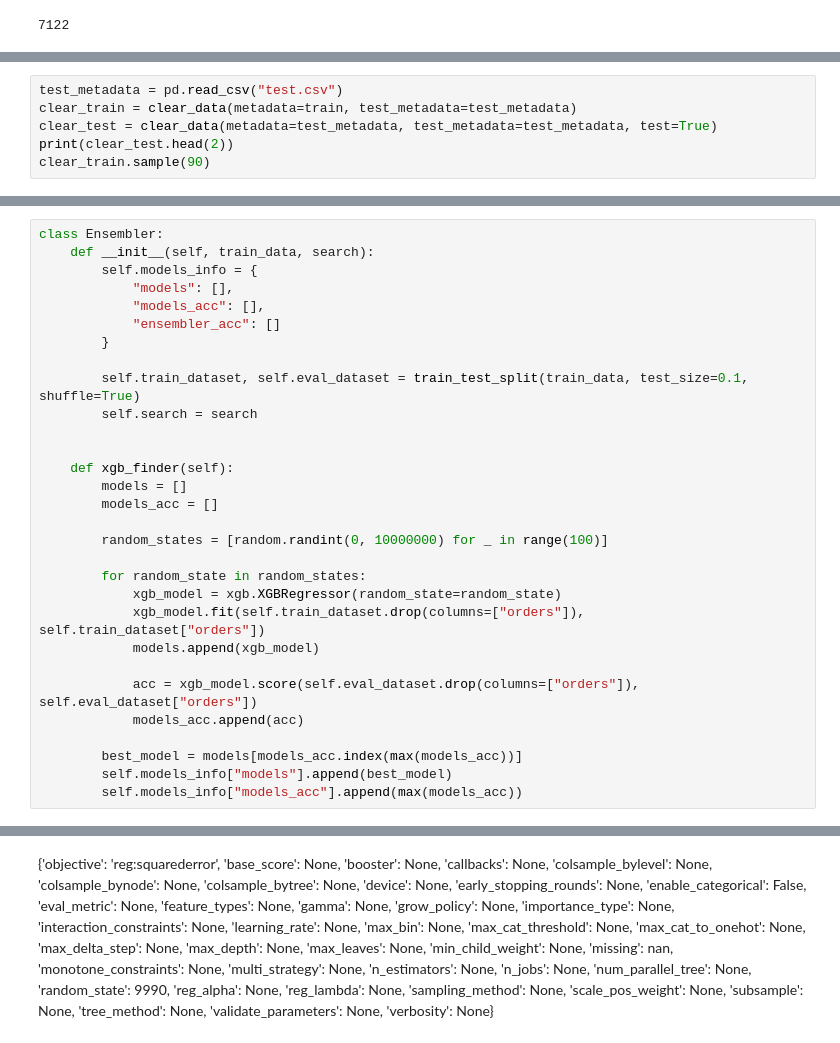
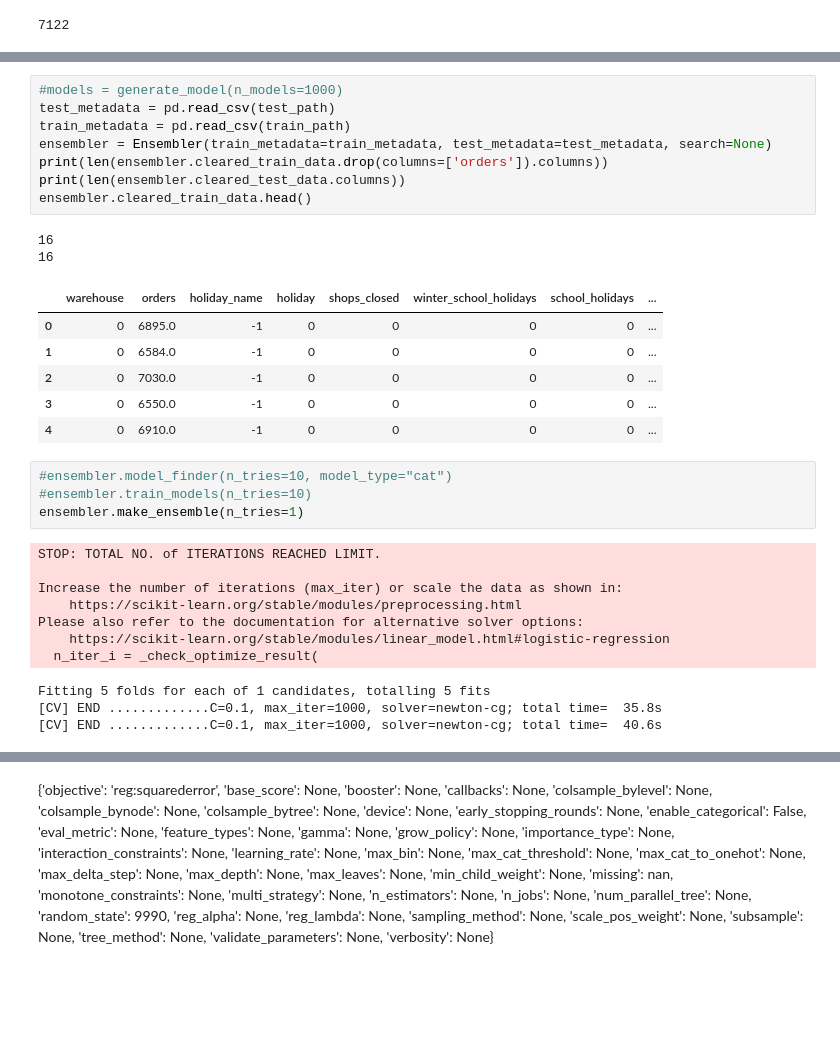
Before and after one commit to StarlitVienna/Attempt-at-Rohlik-Orders-, a Jupyter notebook: main.ipynb, the cells around one changed output, grey strips where cells are left out. Saved outputs shown, nothing was run; the diff lists cells and outputs as text; blank space fills up the shorter version.

Commit message:
model ensembly

```diff
--- a/main.ipynb
+++ b/main.ipynb
@@ -104,6 +108,0 @@ def clear_data(metadata, test_metadata, test: bool = False):
-# %%
-test_metadata = pd.read_csv("test.csv")
-clear_train = clear_data(metadata=train, test_metadata=test_metadata)
-clear_test = clear_data(metadata=test_metadata, test_metadata=test_metadata, test=True)
-print(clear_test.head(2))
-clear_train.sample(90)
@@ -156,30 +108,0 @@ eval_inputs.shape
-# %%
-class Ensembler:
-    def __init__(self, train_data, search):
-        self.models_info = {
-            "models": [],
-            "models_acc": [],
-            "ensembler_acc": []
-        }
-
-        self.train_dataset, self.eval_dataset = train_test_split(train_data, test_size=0.1, shuffle=True)
-        self.search = search
-
-
-    def xgb_finder(self):
-        models = []
-        models_acc = []
-
-        random_states = [random.randint(0, 10000000) for _ in range(100)]
-
-        for random_state in random_states:
-            xgb_model = xgb.XGBRegressor(random_state=random_state)
-            xgb_model.fit(self.train_dataset.drop(columns=["orders"]), self.train_dataset["orders"])
-            models.append(xgb_model)
-
-            acc = xgb_model.score(self.eval_dataset.drop(columns=["orders"]), self.eval_dataset["orders"])
-            models_acc.append(acc)
-
-        best_model = models[models_acc.index(max(models_acc))]
-        self.models_info["models"].append(best_model)
-        self.models_info["models_acc"].append(max(models_acc))
@@ -188,0 +358,32 @@ ensembler = Ensembler(train_data=clear_train, search=None)
+# %%
+#models = generate_model(n_models=1000)
+test_metadata = pd.read_csv(test_path)
+train_metadata = pd.read_csv(train_path)
+ensembler = Ensembler(train_metadata=train_metadata, test_metadata=test_metadata, search=None)
+print(len(ensembler.cleared_train_data.drop(columns=['orders']).columns))
+print(len(ensembler.cleared_test_data.columns))
+ensembler.cleared_train_data.head()
+# %% [output]
+16
+16
+|  | warehouse | orders | holiday_name | holiday | shops_closed | winter_school_holidays | school_holidays | ... |
+| 0 | 0 | 6895.0 | -1 | 0 | 0 | 0 | 0 | ... |
+| 1 | 0 | 6584.0 | -1 | 0 | 0 | 0 | 0 | ... |
+| 2 | 0 | 7030.0 | -1 | 0 | 0 | 0 | 0 | ... |
+| 3 | 0 | 6550.0 | -1 | 0 | 0 | 0 | 0 | ... |
+| 4 | 0 | 6910.0 | -1 | 0 | 0 | 0 | 0 | ... |
+# %%
+#ensembler.model_finder(n_tries=10, model_type="cat")
+#ensembler.train_models(n_tries=10)
+ensembler.make_ensemble(n_tries=1)
+# %% [output]
+STOP: TOTAL NO. of ITERATIONS REACHED LIMIT.
+
+Increase the number of iterations (max_iter) or scale the data as shown in:
+    https://scikit-learn.org/stable/modules/preprocessing.html
+Please also refer to the documentation for alternative solver options:
+    https://scikit-learn.org/stable/modules/linear_model.html#logistic-regression
+  n_iter_i = _check_optimize_result(
+Fitting 5 folds for each of 1 candidates, totalling 5 fits
+[CV] END .............C=0.1, max_iter=1000, solver=newton-cg; total time=  35.8s
+[CV] END .............C=0.1, max_iter=1000, solver=newton-cg; total time=  40.6s
```
Also changed, not shown: parts of 17 cells of this notebook, 37 other files.
